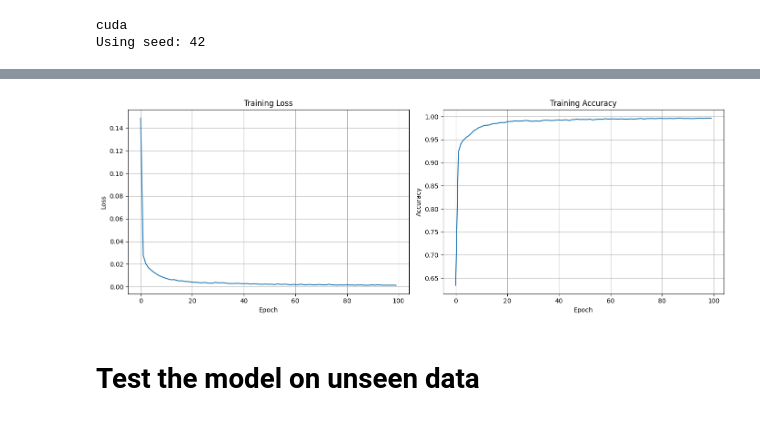
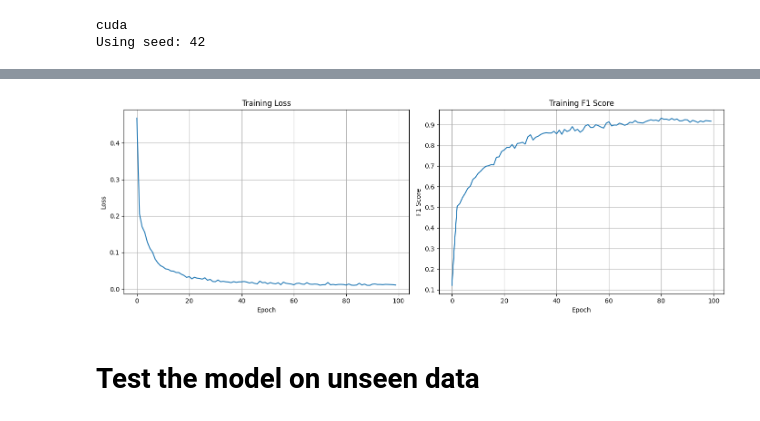
Before and after one commit to killerdolp/Deep-Learning-50.039, a Jupyter notebook: modelfromscratch.ipynb, the cells around one changed output, grey strips where cells are left out. Saved outputs shown, nothing was run; the diff lists cells and outputs as text; code cells hidden in the pictures.

Commit message:
balanced mid dataset

```diff
--- a/modelfromscratch.ipynb
+++ b/modelfromscratch.ipynb
@@ -99,14 +105,14 @@ except ModuleNotFoundError as e:
         "imblearn is required for SMOTE-Tomek. Install it with: pip install imbalanced-learn"
     ) from e
 
-# Gentle augmentation: train set only, target fraud rate ~5%.
-target_fraud_rate = 0.05
+# Gentle augmentation: train set only, target fraud rate ~1%.
+target_fraud_rate = 0.01
 sampling_ratio = target_fraud_rate / (1.0 - target_fraud_rate)  # minority / majority
 
 smote_tomek = SMOTETomek(sampling_strategy=sampling_ratio, random_state=SEED)
 X_resampled, y_resampled = smote_tomek.fit_resample(X_train, y_train)
 
-# If Tomek cleanup shifts ratio, trim excess fraud to keep it near 5%.
+# If Tomek cleanup shifts ratio, trim excess fraud to keep it near 1%.
 legit_idx = np.where(y_resampled == 0)[0]
 fraud_idx = np.where(y_resampled == 1)[0]
 target_fraud_count = int(round((target_fraud_rate / (1.0 - target_fraud_rate)) * len(legit_idx)))
@@ -120,8 +126,17 @@ if len(fraud_idx) > target_fraud_count:
 
 augmented_train_df = pd.DataFrame(X_resampled, columns=feature_columns)
 augmented_train_df['Class'] = y_resampled.astype(np.float32)
-augmented_filepath = 'train_creditcard_smotetomek_5pct.csv'
+augmented_filepath = 'train_creditcard_smotetomek_1pct.csv'
 augmented_train_df.to_csv(augmented_filepath, index=False)
+
+# Fit RobustScaler on training data only (augmented train set).
+amount_scaler = RobustScaler()
+amount_scaler.fit(augmented_train_df[['Amount']])
+
+# Set dynamic pos_weight from augmented class balance.
+num_pos = float((y_resampled == 1).sum())
+num_neg = float((y_resampled == 0).sum())
+pos_weight_value = num_neg / max(num_pos, 1.0)
 
 # Keep existing dataset class and training code unchanged.
 filepath = augmented_filepath
@@ -129,9 +144,10 @@ filepath = augmented_filepath
 print(f"Original train fraud rate: {100.0 * y_train.mean():.4f}%")
 print(f"Augmented train fraud rate: {100.0 * augmented_train_df['Class'].mean():.4f}%")
 print(f"Augmented train size: {len(augmented_train_df):,}")
+print(f"Using pos_weight from augmented data: {pos_weight_value:.2f}")
 
-cc_dataset = CreditCardDataset(csv_path=filepath)
-batch_size = 128
+cc_dataset = CreditCardDataset(csv_path=filepath, amount_scaler=amount_scaler)
+batch_size = 64
 train_gen = torch.Generator()
 train_gen.manual_seed(SEED)
 cc_dataloader = DataLoader(cc_dataset, batch_size=batch_size, shuffle=True, generator=train_gen)
@@ -158,20 +175,20 @@ class CreditCardFraudModel(nn.Module):
     def __init__(self):
         super().__init__()
         # Output layer with input size 8 and output size 1
-        self.gated_layer = GatedLayer(29, 16)                 # Input layer with input size 29 (number of features) and output size 16
-        self.hidden_layer1 = nn.Linear(16, 16)                # First hidden layer with input size 16 and output size 16
+        self.gated_layer = GatedLayer(29, 64)                 # Input layer with input size 29 (number of features) and output size
+        self.hidden_layer1 = nn.Linear(64, 32)
+        self.hidden_layer2 = nn.Linear(32,16)                # First hidden layer with input size 32 and output size 16
         self.output_layer = nn.Linear(16, 1)     # Output layer with input size 16 and output size 1
 
         # Activation functions
         self.relu = nn.ReLU()
-        self.sigmoid = nn.Sigmoid()
 
-        self.dropout = nn.Dropout(p=0.1)  # Dropout layer with dropout probability of 0.3
+        self.dropout = nn.Dropout(p=0.3)  # Dropout layer with dropout probability of 0.3
 
         # Loss function and accuracy metric
-        self.loss_fn = nn.BCELoss()
+        self.loss_fn = nn.BCEWithLogitsLoss(pos_weight=torch.tensor([pos_weight_value], dtype=torch.float32))
         self.accuracy_fn = BinaryF1Score()
-        self.batchnorm1 = nn.BatchNorm1d(16)  # Batch normalization layer for hidden layer 1
+        self.batchnorm1 = nn.BatchNorm1d(64)  # Batch normalization for gated layer output (64 features)
 
 
     def forward(self, x):
@@ -180,9 +197,11 @@ class CreditCardFraudModel(nn.Module):
         x = self.relu(x)                       # Apply ReLU activation
         x = self.hidden_layer1(x)               # Pass through first hidden layer
         x = self.relu(x)                       # Apply ReLU activation
+        x = self.hidden_layer2(x)              # Pass through second hidden layer
+        x = self.relu(x)                       # Apply ReLU activation
         x = self.dropout(x)                    # Apply dropout
         x = self.output_layer(x)                # Pass through output layer
-        return self.sigmoid(x)                 # Apply sigmoid activation to get output in range [0, 1]
+        return x                                # Return raw logits (no sigmoid)
 # %%
 model = CreditCardFraudModel()
 
@@ -266,23 +349,23 @@ Training complete!
 # %%
 # Plot training history
 fig, (ax1, ax2) = plt.subplots(1, 2, figsize=(14, 5))
 
 ax1.plot(loss_history)
 ax1.set_xlabel('Epoch')
 ax1.set_ylabel('Loss')
 ax1.set_title('Training Loss')
 ax1.grid(True)
 
 ax2.plot(accuracy_history)
 ax2.set_xlabel('Epoch')
-ax2.set_ylabel('Accuracy')
-ax2.set_title('Training Accuracy')
+ax2.set_ylabel('F1 Score')
+ax2.set_title('Training F1 Score')
 ax2.grid(True)
 
 plt.tight_layout()
 plt.show()
 # %% [output]
-[figure, old version]
+[figure, new version]
 # %%
 test_file_path = 'test_creditcard.csv'
 # Load test data with correct feature columns (including 'Amount')
```
Also changed, not shown: parts of 9 cells of this notebook, 1 other file.
